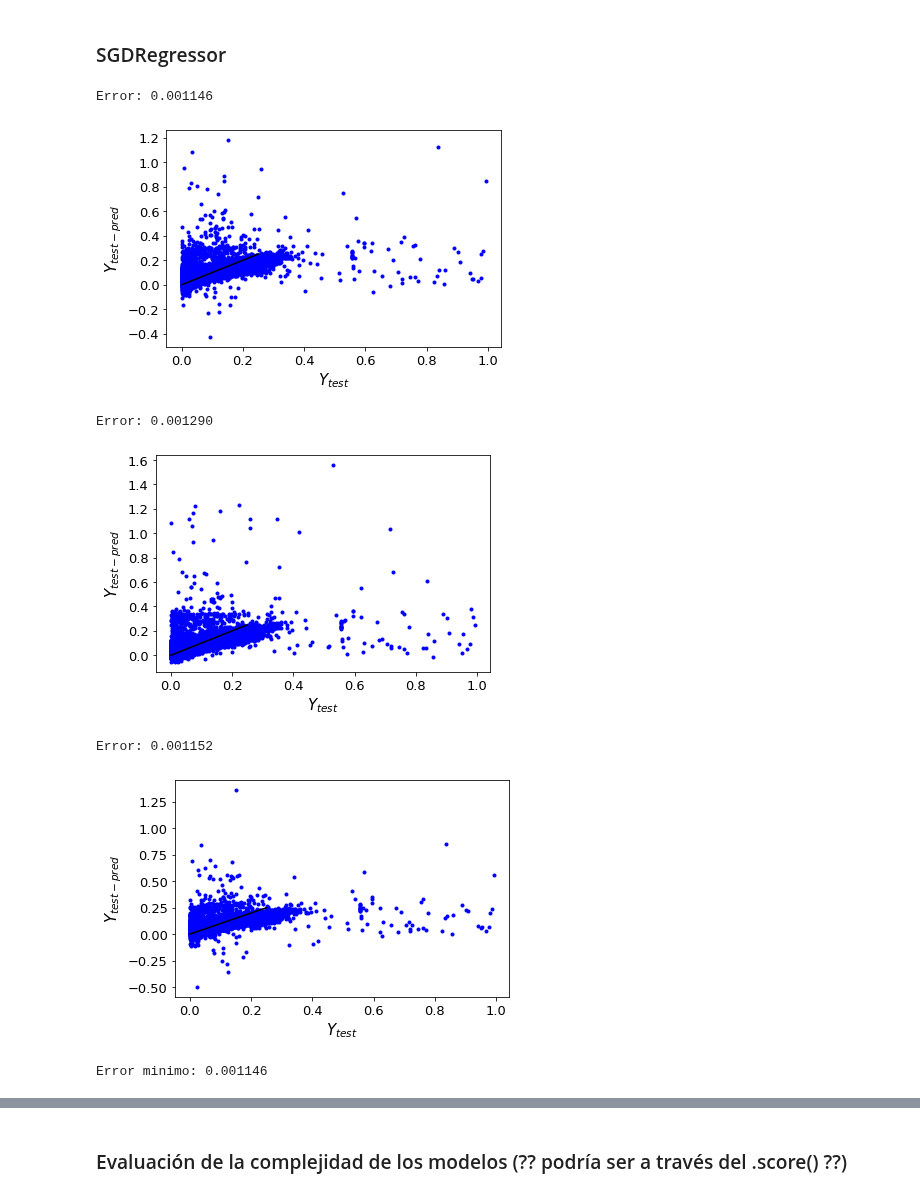
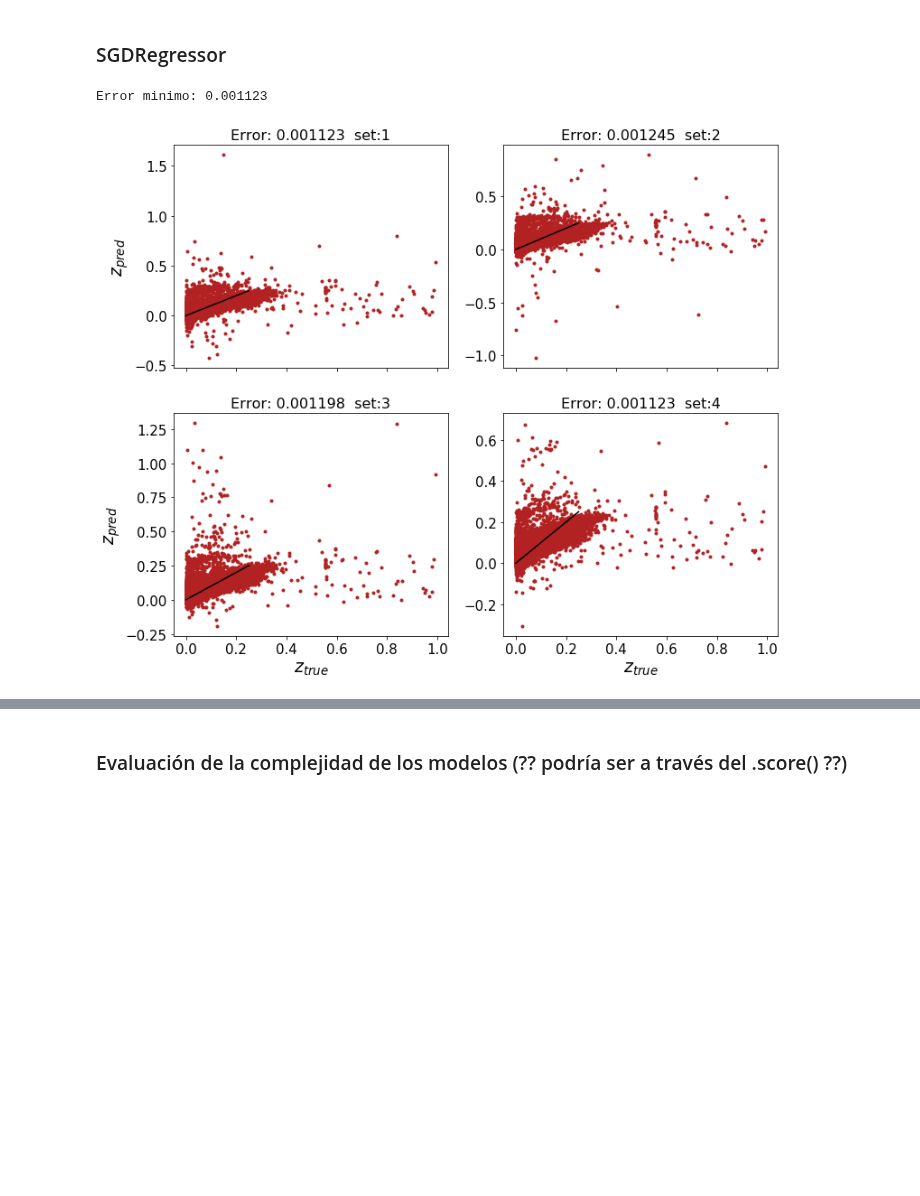
Before and after one commit to leoborgnino/mentoria-astro-datos, a Jupyter notebook: 3_Intro_Aprendizaje-2.ipynb, the cells around one changed output, grey strips where cells are left out. Saved outputs shown, nothing was run; the diff lists cells and outputs as text; code cells hidden in the pictures; blank space fills up the shorter version.

Commit message:
mejora en la visualizacion de los primeros graficos

```diff
--- a/3_Intro_Aprendizaje-2.ipynb
+++ b/3_Intro_Aprendizaje-2.ipynb
@@ -156,11 +156,13 @@ filter_col.extend([col for col in data if col.startswith(('modelMag', 'modelColo
 filter_colp=[]
 filter_colp.extend([col for col in data if col.startswith(('petroMag', 'petroColor','petroRad','velDisp', 'z'))])
 
+## las columnas de esta lista
 filter_col_sre=[];
 filter_col_sre.extend([col for col in data if col.startswith(('modelMag', 'modelColor','velDisp', 'z'))])
 
-#filter_colp=[]
-#filter_colp.extend([col for col in data if col.startswith(('petroMag', 'petroColor','petroRad','velDisp', 'z'))])
+filter_col07=[]
+filter_col07=[ 'z','petroColor_gr', 'modelColor_ri', 'modelColor_gr','petroMag_r','petroMag_g','petroMag_u',
+                    'modelMag_i','modelMag_g','modelMag_u','modelMag_r','velDisp']
 # %%
 print(filter_col)
 print(filter_colp)
@@ -185,14 +189,18 @@ for i in filter_col:
 # %% [markdown]
 ### SGDRegressor
 # %%
-selector =[filter_col, filter_colp, filter_col_sre]
+selector =[filter_col, filter_colp, filter_col_sre,filter_col07]
 min_selector_error = []
 min_selector_indx = []
 
 scaler = StandardScaler()
+i=0
+#fig, ((ax1, ax2), (ax3, ax4)) = plt.subplots(2, 2)
+
+f, ((axs1, axs2), (axs3, axs4)) = plt.subplots(nrows=2,ncols=2,sharex=True, figsize=(12,10))
 
 for j in selector:
-
+    i=i+1
     X, y = data[j[1:]], data['z']
     X_train, X_test, y_train, y_test = train_test_split(X, y, train_size=0.8, random_state=0)
 
@@ -202,47 +210,47 @@ for j in selector:
     test_error = []
     y_test_pred = []
 
     sgd_reg = make_pipeline(StandardScaler(), SGDRegressor(max_iter=10000))#,  penalty=None, eta0=0.1))
 
     # Entreno los modelos
 
     sgd_reg.fit(X_train, y_train.ravel())
 
     # Predigo los valores de test
     y_train_pred = sgd_reg.predict(X_train)
 
     # Predigo los valores de train
     y_test_pred = sgd_reg.predict(X_test)
 
     # Error cuadratico medio entrenamiento
 #    train_error.append(mean_squared_error(y_train, y_train_pred))
 
     # Error cuadratico medio test
 #    print(y_test.shape,y_test_pred.shape )
     test_error.append(mean_squared_error(y_test, y_test_pred))
 
-    print("Error: %f"%(test_error[0]))
+#    print("Error: %f"%(test_error[0]))
     min_selector_error.append(min(test_error))
     min_selector_indx.append(test_error.index(min(test_error)))
 
 
     # Grafico error
-    plt.plot(y_test, y_test_pred, 'b.')
-    plt.plot([0,0.25], [0,0.25], 'k-')#, color="blue")
-    plt.xlabel(r'$Y_{test}$', fontsize=15)
-    plt.ylabel(r'$Y_{test-pred}$', fontsize=15)
-    plt.xticks(fontsize=13)
-    plt.yticks(fontsize=13)
-    plt.show()
+    vars()['axs'+str(i)].plot(y_test, y_test_pred, marker='.', color="firebrick", linestyle='None')
+    vars()['axs'+str(i)].plot([0,0.25], [0,0.25], 'k-')
+
+    vars()['axs'+str(i)].tick_params("y", labelsize=15)
+    vars()['axs'+str(i)].tick_params("x", labelsize=15)
+
+    vars()['axs'+str(i)].set_title("Error: %f"%(test_error[0])+'  set:'+str(i), fontsize=16)
+    if i>2:
+        vars()['axs'+str(i)].set_xlabel(r'$z_{true}$', fontsize=19)
+    if i==1 or i==3:
+        vars()['axs'+str(i)].set_ylabel(r'$z_{pred}$', fontsize=19)
+#    plt.show()
 
 print("Error minimo: %f"%(min_selector_error[0]))
 # %% [output]
-Error: 0.001146
+Error minimo: 0.001123
-[figure, old version]
+[figure, new version]
-Error: 0.001290
-[figure, removed]
-Error: 0.001152
-[figure, removed]
-Error minimo: 0.001146
 # %% [markdown]
 ### Regularización
```
Also changed, not shown: parts of 6 cells of this notebook.
